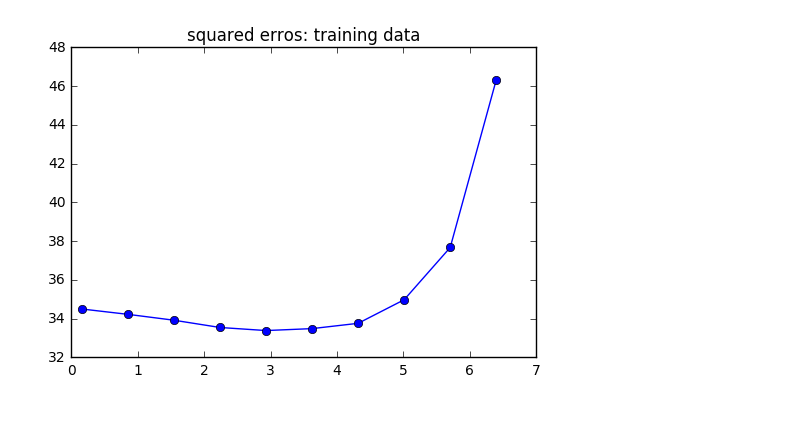
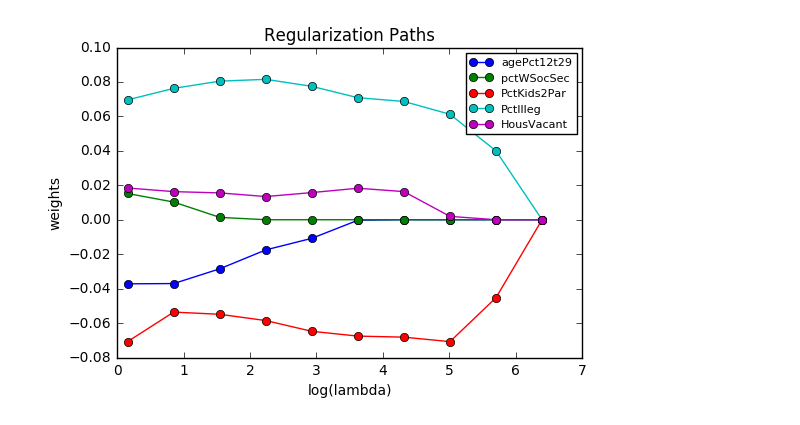
Before and after one commit to ayush29feb/cse446, a Jupyter notebook: assignment1/Lasso Regression.ipynb, the cells around one changed output. Saved outputs shown, nothing was run; the diff lists cells and outputs as text; code cells hidden in the pictures.

```diff
--- a/assignment1/Lasso Regression.ipynb
+++ b/assignment1/Lasso Regression.ipynb
@@ -43,8 +0,0 @@ plt.show()
-# %%
-# plot squared errors
-err_test = ((np.matmul(X_test, W.T).T - y_test) ** 2).sum(axis=1)
-plt.title('squared erros: training data')
-plt.plot(np.log(regs), err_test, marker='o')
-plt.show()
-# %% [output]
-[figure, removed]
@@ -50,0 +14,6 @@ plt.show()
+# %%
+# plot regularization paths
+features = ['agePct12t29', 'pctWSocSec', 'PctKids2Par', 'PctIlleg', 'HousVacant']
+plot_regpath(df_train, W, regs, features)
+# %% [output]
+[figure, added]
```
Also changed, not shown: parts of 9 cells of this notebook, 1 other file.
